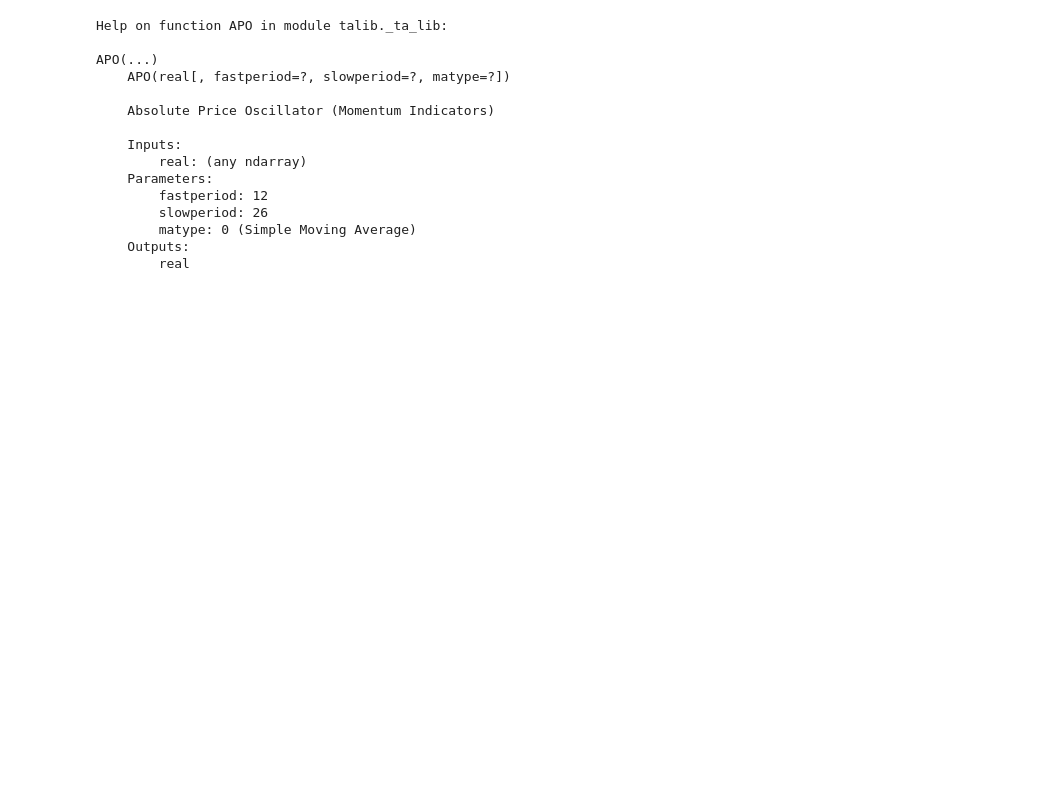
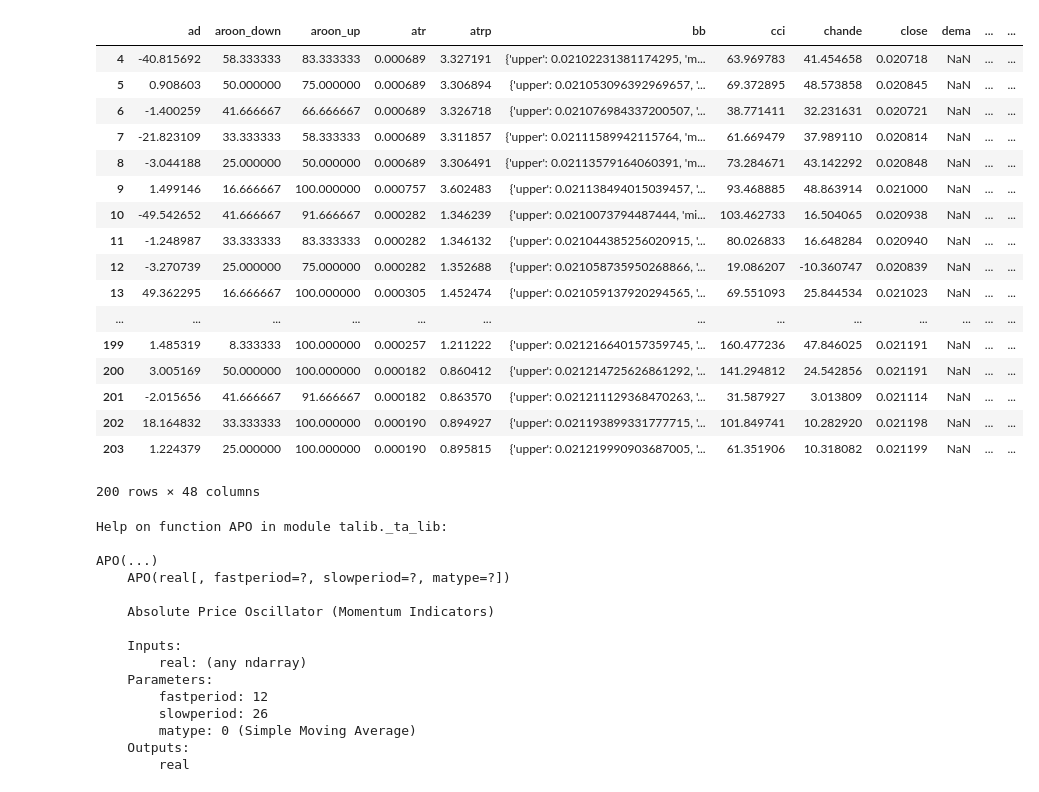
Before and after one commit to eristoddle/KryptoBot, a Jupyter notebook: notebooks/t2_strategies.ipynb, the cells around one changed output. Saved outputs shown, nothing was run; the diff lists cells and outputs as text; code cells hidden in the pictures; blank space fills up the shorter version.

```diff
--- a/notebooks/t2_strategies.ipynb
+++ b/notebooks/t2_strategies.ipynb
@@ -112,13 +112,32 @@ manager.run_strategy(params)
 # %%
 from os import getcwd
 from kryptobot.portfolio.manager import Manager
 
 config = getcwd() + '/config.json'
 manager = Manager(config=config)
 
-results = manager.get_results('17652414-71e2-495e-b24d-0376a58cb097')
+results = manager.get_results('636c27c1-fbe1-46ed-96ab-6d7226212207')
 # results.head(200)
 results.tail(200)
+# %% [output]
+|  | ad | aroon_down | aroon_up | atr | atrp | bb | cci | chande | close | dema | ... | ... |
+| 4 | -40.815692 | 58.333333 | 83.333333 | 0.000689 | 3.327191 | {'upper': 0.02102231381174295, 'm... | 63.969783 | 41.454658 | 0.020718 | NaN | ... | ... |
+| 5 | 0.908603 | 50.000000 | 75.000000 | 0.000689 | 3.306894 | {'upper': 0.021053096392969657, '... | 69.372895 | 48.573858 | 0.020845 | NaN | ... | ... |
+| 6 | -1.400259 | 41.666667 | 66.666667 | 0.000689 | 3.326718 | {'upper': 0.021076984337200507, '... | 38.771411 | 32.231631 | 0.020721 | NaN | ... | ... |
+| 7 | -21.823109 | 33.333333 | 58.333333 | 0.000689 | 3.311857 | {'upper': 0.02111589942115764, 'm... | 61.669479 | 37.989110 | 0.020814 | NaN | ... | ... |
+| 8 | -3.044188 | 25.000000 | 50.000000 | 0.000689 | 3.306491 | {'upper': 0.02113579164060391, 'm... | 73.284671 | 43.142292 | 0.020848 | NaN | ... | ... |
+| 9 | 1.499146 | 16.666667 | 100.000000 | 0.000757 | 3.602483 | {'upper': 0.021138494015039457, '... | 93.468885 | 48.863914 | 0.021000 | NaN | ... | ... |
+| 10 | -49.542652 | 41.666667 | 91.666667 | 0.000282 | 1.346239 | {'upper': 0.0210073794487444, 'mi... | 103.462733 | 16.504065 | 0.020938 | NaN | ... | ... |
+| 11 | -1.248987 | 33.333333 | 83.333333 | 0.000282 | 1.346132 | {'upper': 0.021044385256020915, '... | 80.026833 | 16.648284 | 0.020940 | NaN | ... | ... |
+| 12 | -3.270739 | 25.000000 | 75.000000 | 0.000282 | 1.352688 | {'upper': 0.021058735950268866, '... | 19.086207 | -10.360747 | 0.020839 | NaN | ... | ... |
+| 13 | 49.362295 | 16.666667 | 100.000000 | 0.000305 | 1.452474 | {'upper': 0.021059137920294565, '... | 69.551093 | 25.844534 | 0.021023 | NaN | ... | ... |
+| ... | ... | ... | ... | ... | ... | ... | ... | ... | ... | ... | ... | ... |
+| 199 | 1.485319 | 8.333333 | 100.000000 | 0.000257 | 1.211222 | {'upper': 0.021216640157359745, '... | 160.477236 | 47.846025 | 0.021191 | NaN | ... | ... |
+| 200 | 3.005169 | 50.000000 | 100.000000 | 0.000182 | 0.860412 | {'upper': 0.021214725626861292, '... | 141.294812 | 24.542856 | 0.021191 | NaN | ... | ... |
+| 201 | -2.015656 | 41.666667 | 91.666667 | 0.000182 | 0.863570 | {'upper': 0.021211129368470263, '... | 31.587927 | 3.013809 | 0.021114 | NaN | ... | ... |
+| 202 | 18.164832 | 33.333333 | 100.000000 | 0.000190 | 0.894927 | {'upper': 0.021193899331777715, '... | 101.849741 | 10.282920 | 0.021198 | NaN | ... | ... |
+| 203 | 1.224379 | 25.000000 | 100.000000 | 0.000190 | 0.895815 | {'upper': 0.021219990903687005, '... | 61.351906 | 10.318082 | 0.021199 | NaN | ... | ... |
+200 rows × 48 columns
 # %%
 import talib
 help(talib.APO)
```
Also changed, not shown: parts of 1 cell of this notebook, 5 other files.
